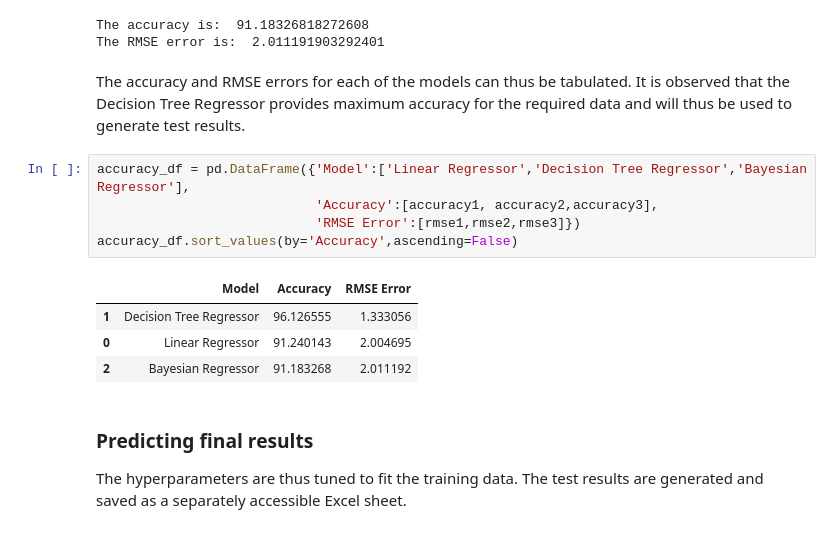
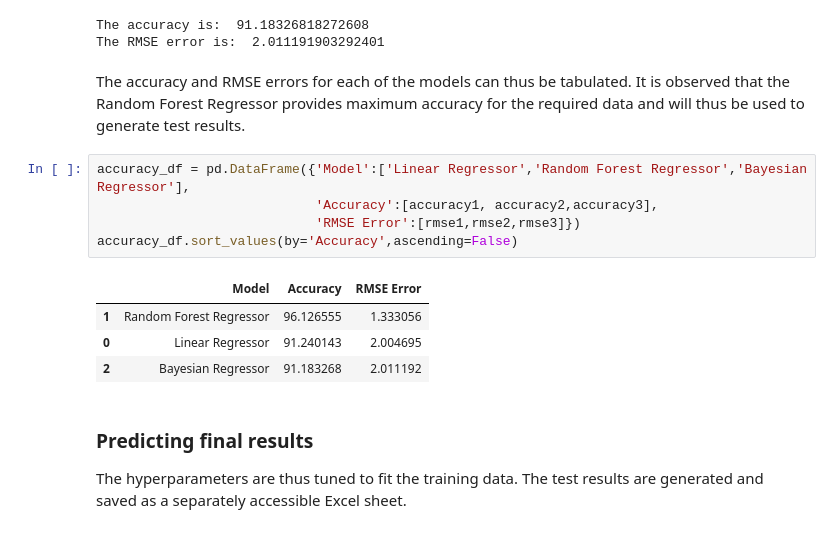
Before and after one commit to Sahil-R-Kale/fifa-23-predictor, a Jupyter notebook: fifa-23-ratings-predictor.ipynb, the cells around one changed output. Cells and saved outputs as stored; diff of their text form.

Commit message:
Correct Random Forest labels in notebook

```diff
--- a/fifa-23-ratings-predictor.ipynb
+++ b/fifa-23-ratings-predictor.ipynb
@@ -141,15 +141,15 @@ The accuracy is:  91.18326818272608
 The RMSE error is:  2.011191903292401
 # %% [markdown]
 The accuracy and RMSE errors for each of the models can thus be tabulated.
-It is observed that the Decision Tree Regressor provides maximum accuracy for the required data and will thus be used to generate test results.
+It is observed that the Random Forest Regressor provides maximum accuracy for the required data and will thus be used to generate test results.
 # %%
-accuracy_df = pd.DataFrame({'Model':['Linear Regressor','Decision Tree Regressor','Bayesian Regressor'],
+accuracy_df = pd.DataFrame({'Model':['Linear Regressor','Random Forest Regressor','Bayesian Regressor'],
                             'Accuracy':[accuracy1, accuracy2,accuracy3],
                             'RMSE Error':[rmse1,rmse2,rmse3]})
 accuracy_df.sort_values(by='Accuracy',ascending=False)
 # %% [output]
 |  | Model | Accuracy | RMSE Error |
-| 1 | Decision Tree Regressor | 96.126555 | 1.333056 |
+| 1 | Random Forest Regressor | 96.126555 | 1.333056 |
 | 0 | Linear Regressor | 91.240143 | 2.004695 |
 | 2 | Bayesian Regressor | 91.183268 | 2.011192 |
 # %% [markdown]
```
Also changed, not shown: parts of 6 cells of this notebook.
